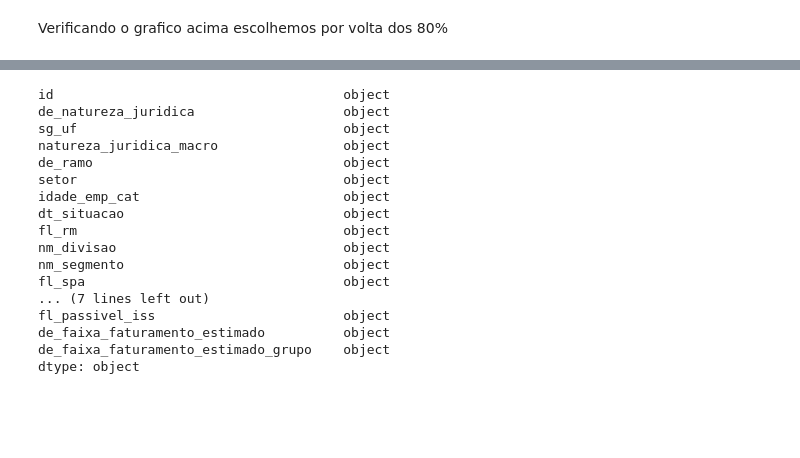
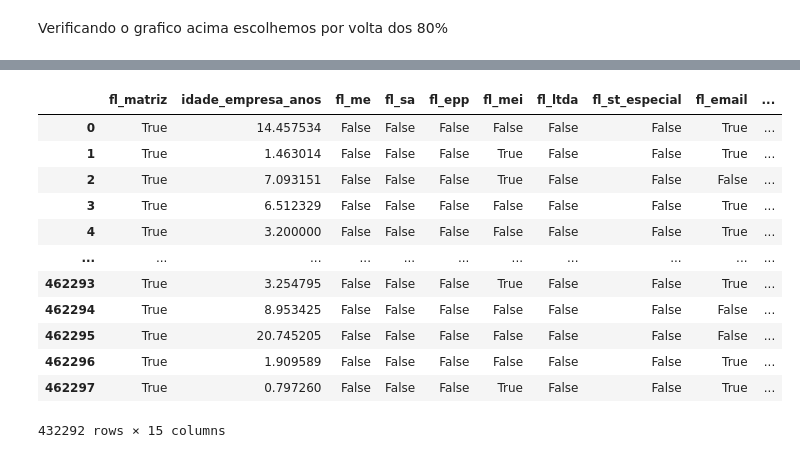
Before and after one commit to igmriegel/group-project-codenation, a Jupyter notebook: tratando_dados.ipynb, the cells around one changed output, grey strips where cells are left out. Saved outputs shown, nothing was run; the diff lists cells and outputs as text; code cells hidden in the pictures; blank space fills up the shorter version.

```diff
--- a/tratando_dados.ipynb
+++ b/tratando_dados.ipynb
@@ -102,22 +104,19 @@ sns.heatmap(df_to_work_numerical.corr().round(2), annot= True)
 [figure]
 # %%
+df_to_work_nums = df_to_work.select_dtypes(include=['number', 'bool'])
 df_to_work_categorical = df_to_work.select_dtypes(exclude=['number', 'bool'])
-df_to_work_categorical.dtypes
+df_to_work_nums
 # %% [output]
+|  | fl_matriz | idade_empresa_anos | fl_me | fl_sa | fl_epp | fl_mei | fl_ltda | fl_st_especial | fl_email | ... |
+| 0 | True | 14.457534 | False | False | False | False | False | False | True | ... |
+| 1 | True | 1.463014 | False | False | False | True | False | False | True | ... |
+| 2 | True | 7.093151 | False | False | False | True | False | False | False | ... |
+| 3 | True | 6.512329 | False | False | False | False | False | False | True | ... |
+| 4 | True | 3.200000 | False | False | False | False | False | False | True | ... |
+| ... | ... | ... | ... | ... | ... | ... | ... | ... | ... | ... |
+| 462293 | True | 3.254795 | False | False | False | True | False | False | True | ... |
+| 462294 | True | 8.953425 | False | False | False | False | False | False | False | ... |
+| 462295 | True | 20.745205 | False | False | False | False | False | False | False | ... |
+| 462296 | True | 1.909589 | False | False | False | False | False | False | True | ... |
+| 462297 | True | 0.797260 | False | False | False | True | False | False | True | ... |
-id                                     object
-de_natureza_juridica                   object
-sg_uf                                  object
-natureza_juridica_macro                object
-de_ramo                                object
-setor                                  object
-idade_emp_cat                          object
-dt_situacao                            object
-fl_rm                                  object
-nm_divisao                             object
-nm_segmento                            object
-fl_spa                                 object
-... (7 lines left out)
-fl_passivel_iss                        object
-de_faixa_faturamento_estimado          object
-de_faixa_faturamento_estimado_grupo    object
-dtype: object
+432292 rows × 15 columns
```
Also changed, not shown: parts of 9 cells of this notebook.
